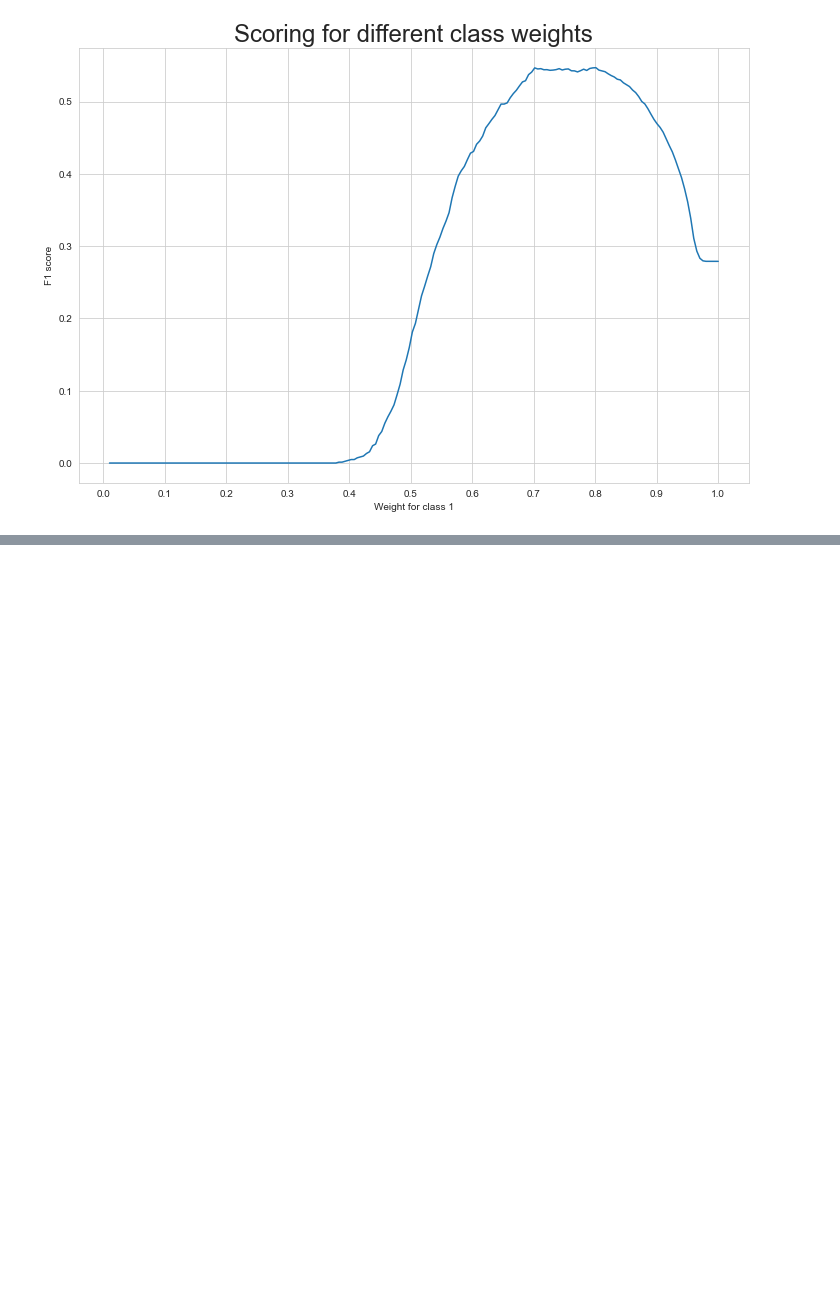
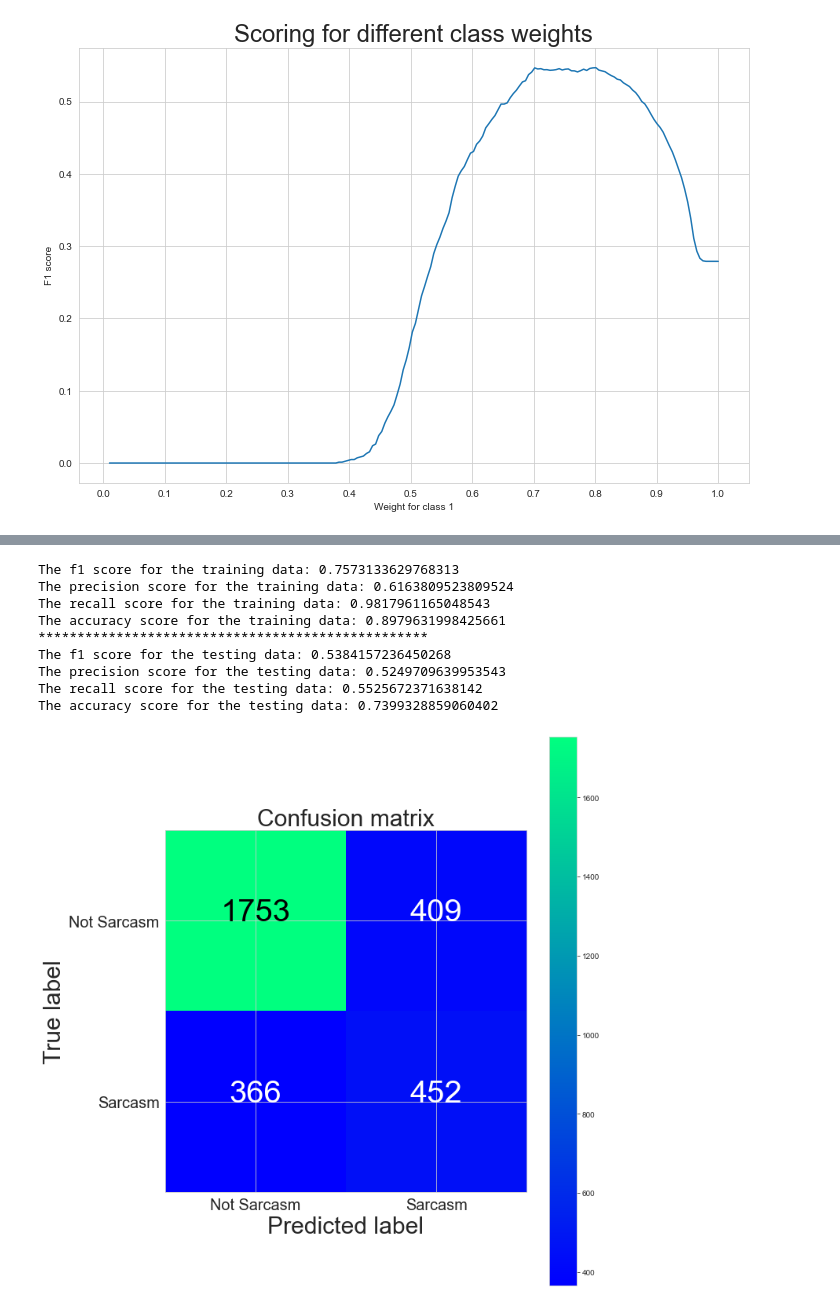
Before and after one commit to Moamen-Elsayed/Sarcasm-Detection-ArSarcasm-Dataset, a Jupyter notebook: Machine_Learning_Approach_Sarcasm_Detection.ipynb, the cells around one changed output, grey strips where cells are left out. Cells and saved outputs as stored; diff of their text form; code cells hidden in the pictures; blank space fills up the shorter version.

```diff
--- a/Machine_Learning_Approach_Sarcasm_Detection.ipynb
+++ b/Machine_Learning_Approach_Sarcasm_Detection.ipynb
@@ -645,0 +660,3 @@ df.head()
+# %%
+emo_train = df_train['tweet'].apply(extract_emojis)
+emo_test = df_test['tweet'].apply(extract_emojis)
@@ -645,0 +718,27 @@ df.head()
+# %%
+svm = SVC(class_weight='balanced')
+svm.fit(x_train_features_concat, y_train)
+
+pred_train = svm.predict(x_train_features_concat)
+helper.print_train_scores(y_train, pred_train)
+print('*'*50)
+
+
+pred_test = svm.predict(x_test_features_concat)
+
+#Calculating and printing the scores
+helper.print_test_scores(y_test, pred_test)
+
+#Ploting the confusion matrix
+helper.print_confusion_matrix(y_test, pred_test)
+# %% [output]
+The f1 score for the training data: 0.7573133629768313
+The precision score for the training data: 0.6163809523809524
+The recall score for the training data: 0.9817961165048543
+The accuracy score for the training data: 0.8979631998425661
+**************************************************
+The f1 score for the testing data: 0.5384157236450268
+The precision score for the testing data: 0.5249709639953543
+The recall score for the testing data: 0.5525672371638142
+The accuracy score for the testing data: 0.7399328859060402
+[figure, added]
```
Also changed, not shown: parts of 37 cells of this notebook, 1 other file.
